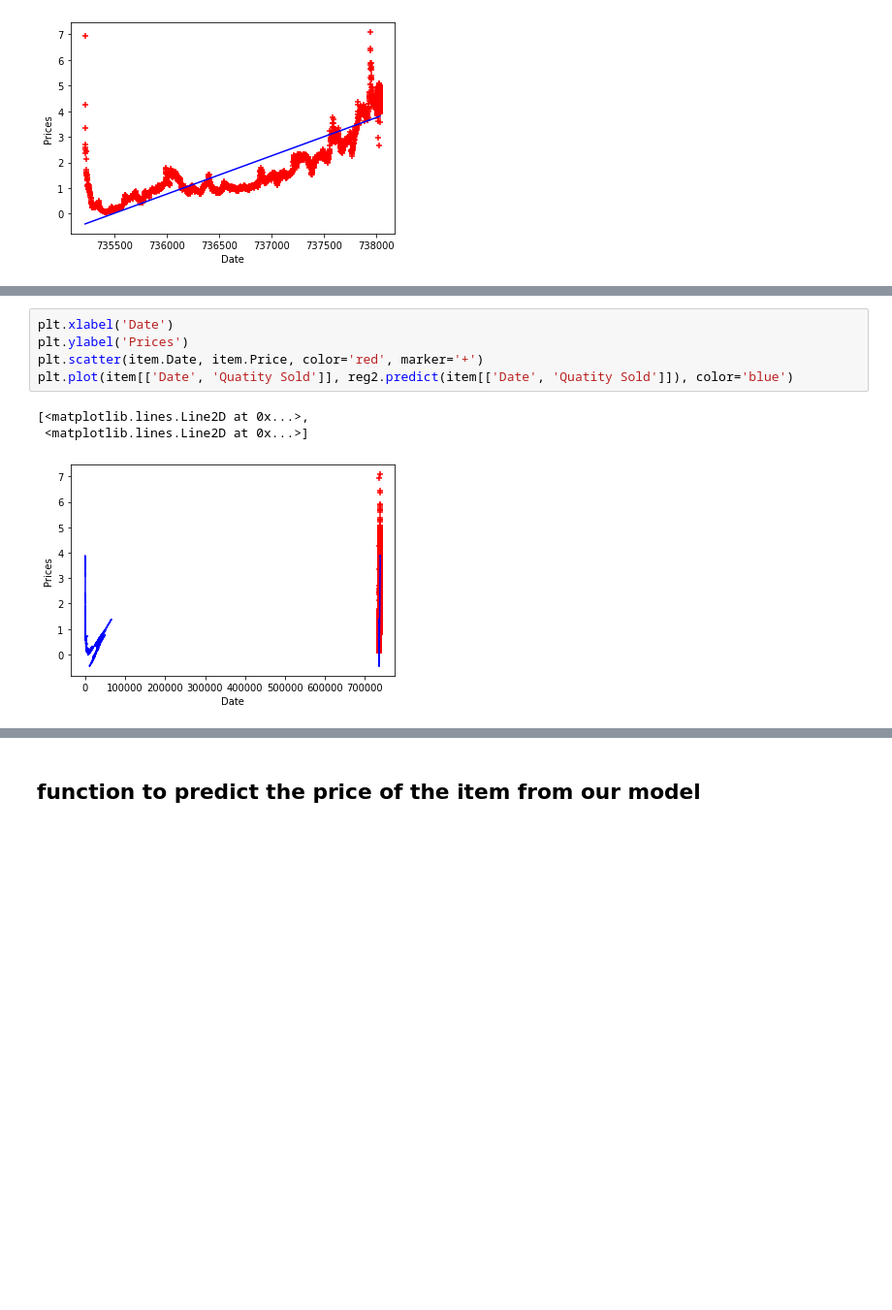
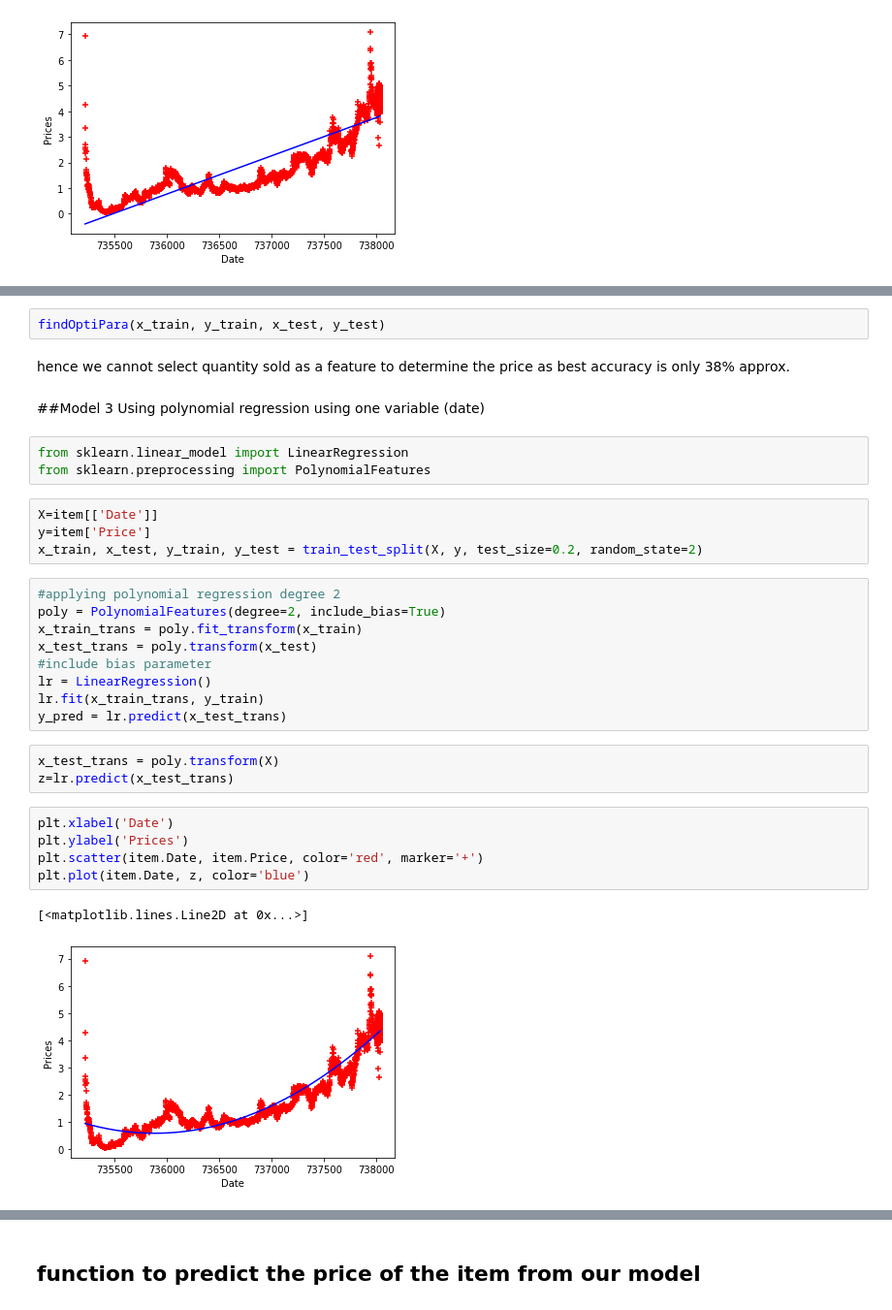
Before and after one commit to basharbme/Steam_Price_Predictor, a Jupyter notebook: ML/Predictor_Regression.ipynb, the cells around one changed output, grey strips where cells are left out. Shown at 97% size. Drawn from its saved outputs; the diff is of its cells as text; blank space fills up the shorter version.

```diff
--- a/ML/Predictor_Regression.ipynb
+++ b/ML/Predictor_Regression.ipynb
@@ -220,9 +295,33 @@ array([[-1207.54224494]])
+# %%
+findOptiPara(x_train, y_train, x_test, y_test)
+# %% [markdown]
+hence we cannot select quantity sold as a feature to determine the price as best accuracy is only 38% approx.
+# %% [markdown]
+##Model 3 Using polynomial regression using one variable (date)
+# %%
+from sklearn.linear_model import LinearRegression
+from sklearn.preprocessing import PolynomialFeatures
+# %%
+X=item[['Date']]
+y=item['Price']
+x_train, x_test, y_train, y_test = train_test_split(X, y, test_size=0.2, random_state=2)
+# %%
+#applying polynomial regression degree 2
+poly = PolynomialFeatures(degree=2, include_bias=True)
+x_train_trans = poly.fit_transform(x_train)
+x_test_trans = poly.transform(x_test)
+#include bias parameter
+lr = LinearRegression()
+lr.fit(x_train_trans, y_train)
+y_pred = lr.predict(x_test_trans)
+# %%
+x_test_trans = poly.transform(X)
+z=lr.predict(x_test_trans)
 # %%
 plt.xlabel('Date')
 plt.ylabel('Prices')
 plt.scatter(item.Date, item.Price, color='red', marker='+')
-plt.plot(item[['Date', 'Quatity Sold']], reg2.predict(item[['Date', 'Quatity Sold']]), color='blue')
+plt.plot(item.Date, z, color='blue')
 # %% [output]
-[<matplotlib.lines.Line2D at 0x...>,
- <matplotlib.lines.Line2D at 0x...>]
+[<matplotlib.lines.Line2D at 0x...>]
-[figure, old version]
+[figure, new version]
```
Also changed, not shown: parts of 35 cells of this notebook.
